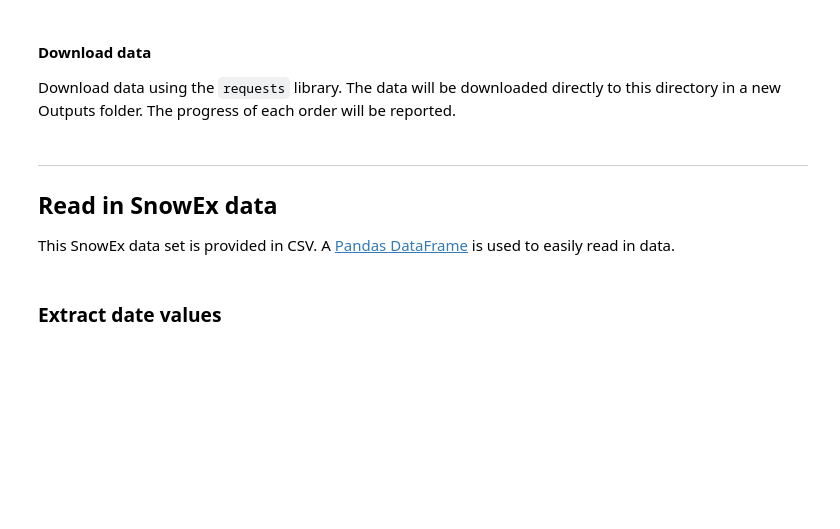
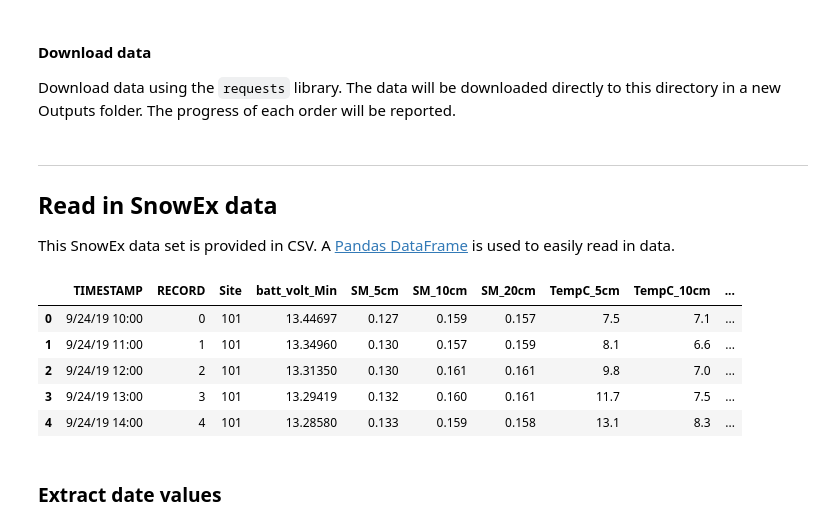
Before and after one commit to snowex-hackweek/website-2022, a Jupyter notebook: book/tutorials/nsidc-data-access/nsidc-data-access.ipynb, the cells around one changed output. Drawn from its saved outputs; the diff is of its cells as text; code cells hidden in the pictures; blank space fills up the shorter version.

```diff
--- a/book/tutorials/nsidc-data-access/nsidc-data-access.ipynb
+++ b/book/tutorials/nsidc-data-access/nsidc-data-access.ipynb
@@ -367,9 +367,16 @@ ___
 
 This SnowEx data set is provided in CSV. A [Pandas DataFrame](https://pandas.pydata.org/pandas-docs/stable/getting_started/overview.html) is used to easily read in data.
 # %%
-snowex_path = './Outputs/SnowEx17_GPR_Version2_Week1.csv' # Define local filepath
-df = pd.read_csv(snowex_path, sep='\t')
+snowex_path = './Outputs/SNEX20_DSM_USDA_TempNet_VWC_101_all_cal_v01.csv' # Define local filepath
+df = pd.read_csv(snowex_path, sep=',')
 df.head()
+# %% [output]
+|  | TIMESTAMP | RECORD | Site | batt_volt_Min | SM_5cm | SM_10cm | SM_20cm | TempC_5cm | TempC_10cm | ... |
+| 0 | 9/24/19 10:00 | 0 | 101 | 13.44697 | 0.127 | 0.159 | 0.157 | 7.5 | 7.1 | ... |
+| 1 | 9/24/19 11:00 | 1 | 101 | 13.34960 | 0.130 | 0.157 | 0.159 | 8.1 | 6.6 | ... |
+| 2 | 9/24/19 12:00 | 2 | 101 | 13.31350 | 0.130 | 0.161 | 0.161 | 9.8 | 7.0 | ... |
+| 3 | 9/24/19 13:00 | 3 | 101 | 13.29419 | 0.132 | 0.160 | 0.161 | 11.7 | 7.5 | ... |
+| 4 | 9/24/19 14:00 | 4 | 101 | 13.28580 | 0.133 | 0.159 | 0.158 | 13.1 | 8.3 | ... |
 # %% [markdown]
 ### Extract date values
 # %% [markdown]
```
Also changed, not shown: parts of 3 cells of this notebook, 1 other file.
